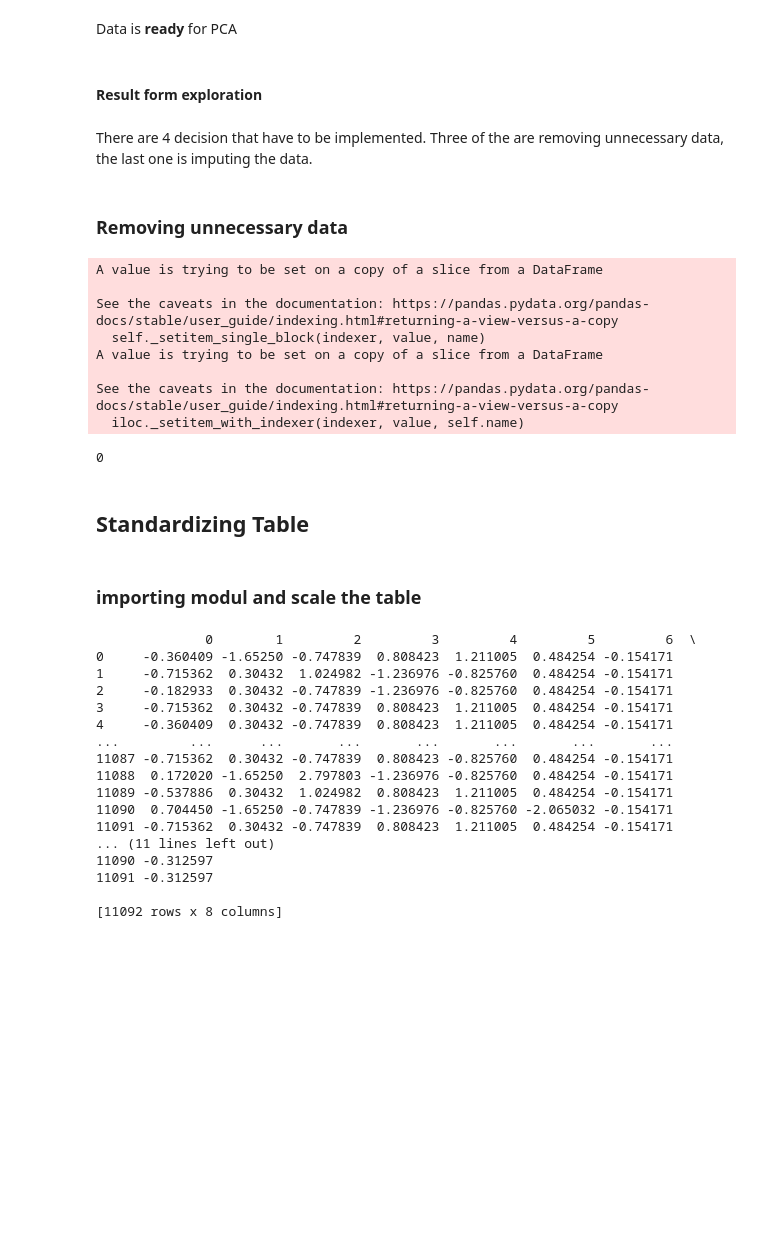
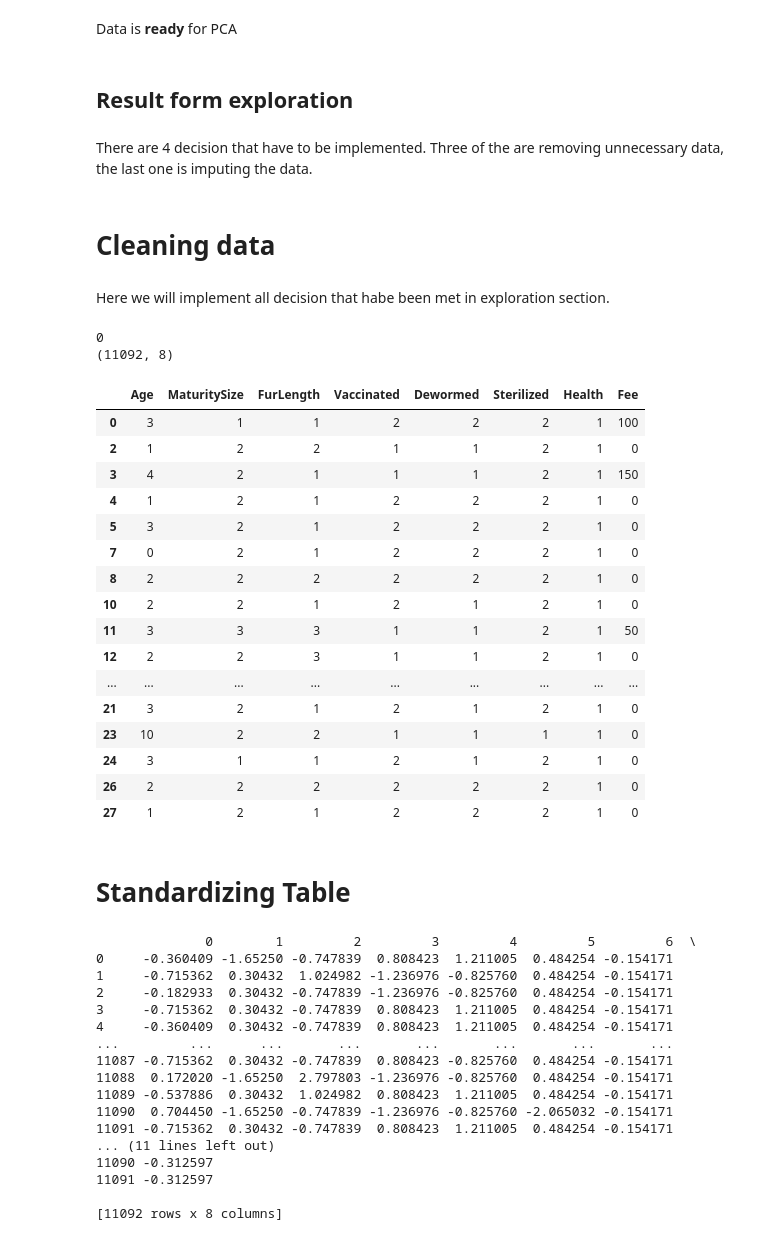
Before and after one commit to naufaldi-fir/adoption-prediction-project, a Jupyter notebook: standard-scaler-naufaldi.ipynb, the cells around one changed output. Drawn from its saved outputs; the diff is of its cells as text; code cells hidden in the pictures; blank space fills up the shorter version.

```diff
--- a/standard-scaler-naufaldi.ipynb
+++ b/standard-scaler-naufaldi.ipynb
@@ -228,31 +224,45 @@ Name: Health, dtype: int64
 # %% [markdown]
 Data is **ready** for PCA
 # %% [markdown]
-#### Result form exploration
+## Result form exploration
 # %% [markdown]
 There are 4 decision that have to be implemented. Three of the are removing unnecessary data, the last one is imputing the data.
 # %% [markdown]
-### Removing unnecessary data
+# Cleaning data
+# %% [markdown]
+Here we will implement all decision that habe been met in exploration section.
 # %%
 # Decision 1, 2, & 4
 ordinal_clean = ordinal[(ordinal["Age"]<=27) & (ordinal["Fee"] <=375) & (ordinal["Vaccinated"]<=2) & (ordinal["Dewormed"]<=2) & (ordinal["Sterilized"]<=2)]
 # Decision 3
 ordinal_clean.loc[ordinal_clean["MaturitySize"] > 3,"MaturitySize"] = 3
-sum(ordinal_clean["MaturitySize"]>3)
+print(sum(ordinal_clean["MaturitySize"]>3))
+print(ordinal_clean.shape)
 # %% [output]
-A value is trying to be set on a copy of a slice from a DataFrame
-
-See the caveats in the documentation: https://pandas.pydata.org/pandas-docs/stable/user_guide/indexing.html#returning-a-view-versus-a-copy
-  self._setitem_single_block(indexer, value, name)
-A value is trying to be set on a copy of a slice from a DataFrame
-
-See the caveats in the documentation: https://pandas.pydata.org/pandas-docs/stable/user_guide/indexing.html#returning-a-view-versus-a-copy
-  iloc._setitem_with_indexer(indexer, value, self.name)
+0
+(11092, 8)
-0
+# %%
+ordinal_clean.head(20)
+# %% [output]
+|  | Age | MaturitySize | FurLength | Vaccinated | Dewormed | Sterilized | Health | Fee |
+| 0 | 3 | 1 | 1 | 2 | 2 | 2 | 1 | 100 |
+| 2 | 1 | 2 | 2 | 1 | 1 | 2 | 1 | 0 |
+| 3 | 4 | 2 | 1 | 1 | 1 | 2 | 1 | 150 |
+| 4 | 1 | 2 | 1 | 2 | 2 | 2 | 1 | 0 |
+| 5 | 3 | 2 | 1 | 2 | 2 | 2 | 1 | 0 |
+| 7 | 0 | 2 | 1 | 2 | 2 | 2 | 1 | 0 |
+| 8 | 2 | 2 | 2 | 2 | 2 | 2 | 1 | 0 |
+| 10 | 2 | 2 | 1 | 2 | 1 | 2 | 1 | 0 |
+| 11 | 3 | 3 | 3 | 1 | 1 | 2 | 1 | 50 |
+| 12 | 2 | 2 | 3 | 1 | 1 | 2 | 1 | 0 |
+| ... | ... | ... | ... | ... | ... | ... | ... | ... |
+| 21 | 3 | 2 | 1 | 2 | 1 | 2 | 1 | 0 |
+| 23 | 10 | 2 | 2 | 1 | 1 | 1 | 1 | 0 |
+| 24 | 3 | 1 | 1 | 2 | 1 | 2 | 1 | 0 |
+| 26 | 2 | 2 | 2 | 2 | 2 | 2 | 1 | 0 |
+| 27 | 1 | 2 | 1 | 2 | 2 | 2 | 1 | 0 |
 # %% [markdown]
-## Standardizing Table
+# Standardizing Table
-# %% [markdown]
-### importing modul and scale the table
 # %%
 # import standard scaler module and standardized train the table
 from sklearn.preprocessing import StandardScaler
```
Also changed, not shown: parts of 21 cells of this notebook.
